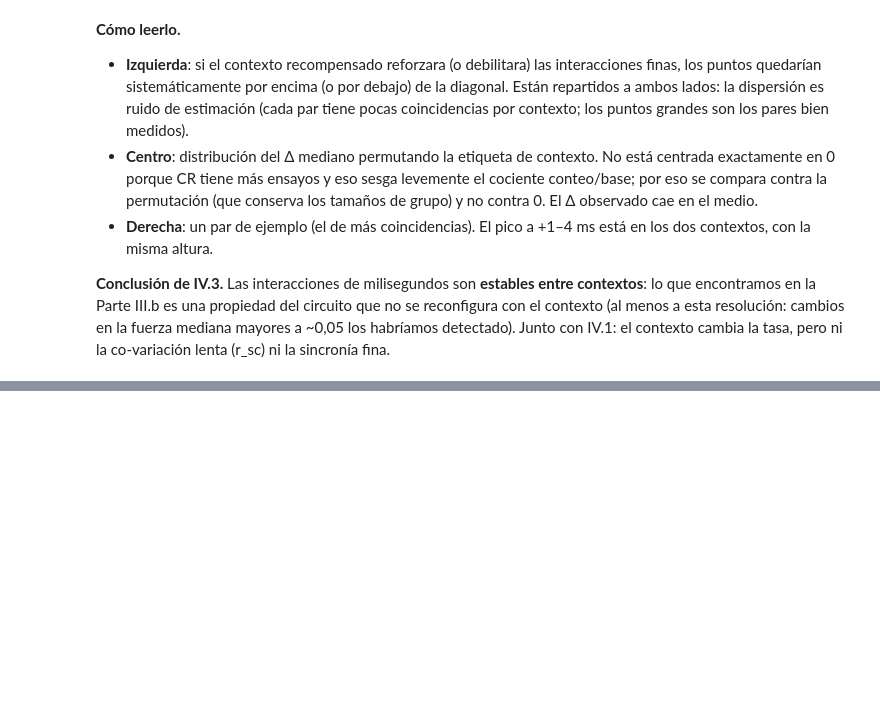
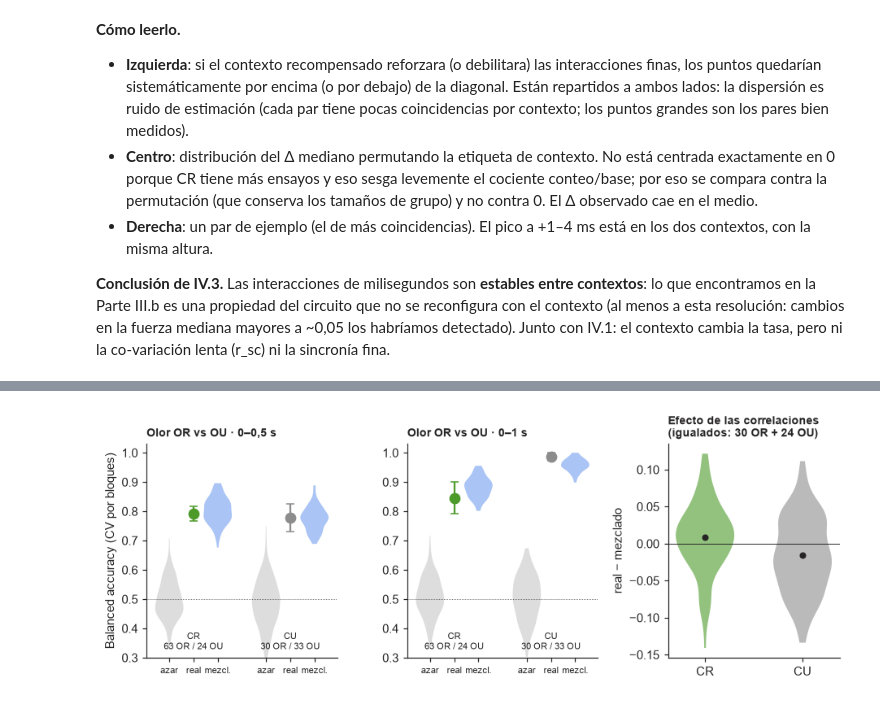
Before and after one commit to SantiNG101/final-neuro, a Jupyter notebook: trabajo_final.ipynb, the cells around one changed output, grey strips where cells are left out. Cells and saved outputs as stored; diff of their text form; code cells hidden in the pictures; blank space fills up the shorter version.

Commit message:
parte 4 - 4 (ahora is)

```diff
--- a/trabajo_final.ipynb
+++ b/trabajo_final.ipynb
@@ -1528,0 +1649,43 @@ co-variación lenta (r_sc) ni la sincronía fina.
+# %%
+fig, axs = plt.subplots(1, 3, figsize=(10, 3.1), gridspec_kw=dict(wspace=0.38, width_ratios=[1, 1, 0.9]))
+for ax, vn in zip(axs[:2], VENT4):
+    for k, cn in enumerate(CTX4):
+        o = RES44[(vn, cn)]
+        x0 = k * 1.2
+        vp = ax.violinplot([o["azar"], o["mezcla"]], positions=[x0 - 0.3, x0 + 0.3], widths=0.35, showextrema=False)
+        for body, col in zip(vp["bodies"], ["#DDDDDD", "#A9C4F5"]):
+            body.set_facecolor(col); body.set_alpha(1); body.set_edgecolor("none")
+        ax.errorbar(x0, o["real"], yerr=o["real_folds"].std(ddof=1) / np.sqrt(len(o["real_folds"])), fmt="o",
+                    color=VERDE_CR if cn == "CR" else GRIS_CU, ms=8, capsize=3, zorder=3)
+        ax.text(x0, 0.32, f"{cn}\n{o['n_or']} OR / {o['n_ou']} OU", ha="center", va="bottom", fontsize=7.5)
+    ax.axhline(0.5, color=TINTA, lw=0.5, ls=":")
+    ax.set_xticks([-0.3, 0, 0.3, 0.9, 1.2, 1.5])
+    ax.set_xticklabels(["azar", "real", "mezcl.", "azar", "real", "mezcl."], fontsize=7.5)
+    ax.set_ylim(0.3, 1.03)
+    ax.set_title(f"Olor OR vs OU · {vn}", fontsize=9)
+axs[0].set_ylabel("Balanced accuracy (CV por bloques)")
+ax = axs[2]
+vp = ax.violinplot([d_cr, d_cu], positions=[0, 1], widths=0.6, showextrema=False)
+for body, col in zip(vp["bodies"], [VERDE_CR, GRIS_CU]):
+    body.set_facecolor(col); body.set_alpha(0.6); body.set_edgecolor("none")
+ax.scatter([0, 1], [d_cr.mean(), d_cu.mean()], color=TINTA, s=18, zorder=3)
+ax.axhline(0, color=TINTA, lw=0.6)
+ax.set_xticks([0, 1]); ax.set_xticklabels(["CR", "CU"])
+ax.set_ylabel("real − mezclado")
+ax.set_title(f"Efecto de las correlaciones\n(igualados: {N_OR} OR + {N_OU} OU)", fontsize=9)
+guardar(fig, "parte4/decodificacion.png")
+plt.show()
+
+RES44_json = {f"{vn} | {cn}": dict(n_or=o["n_or"], n_ou=o["n_ou"], real=o["real"],
+                                   real_sd_folds=float(o["real_folds"].std(ddof=1)),
+                                   mezcla=float(o["mezcla"].mean()), mezcla_sd=float(o["mezcla"].std()),
+                                   azar=float(o["azar"].mean()), azar_q95=float(np.quantile(o["azar"], 0.95)),
+                                   p_vs_azar=o["p_vs_azar"], p_vs_mezcla=o["p_vs_mezcla"])
+              for (vn, cn), o in RES44.items()}
+RES44_json["igualados"] = dict(n_or=N_OR, n_ou=N_OU,
+                               **{f"{cn}_{k}": float(DIF_CTX[cn][:, i].mean()) for cn in CTX4 for i, k in enumerate(["real", "mezcla"])},
+                               dif_CR=float(d_cr.mean()), dif_CU=float(d_cu.mean()),
+                               dif_CR_menos_CU=float(dd.mean()),
+                               dif_CR_menos_CU_ic95=[float(x) for x in np.quantile(dd, [0.025, 0.975])])
+# %% [output]
+[figure, added]
```
Also changed, not shown: parts of 7 cells of this notebook, 4 other files.
